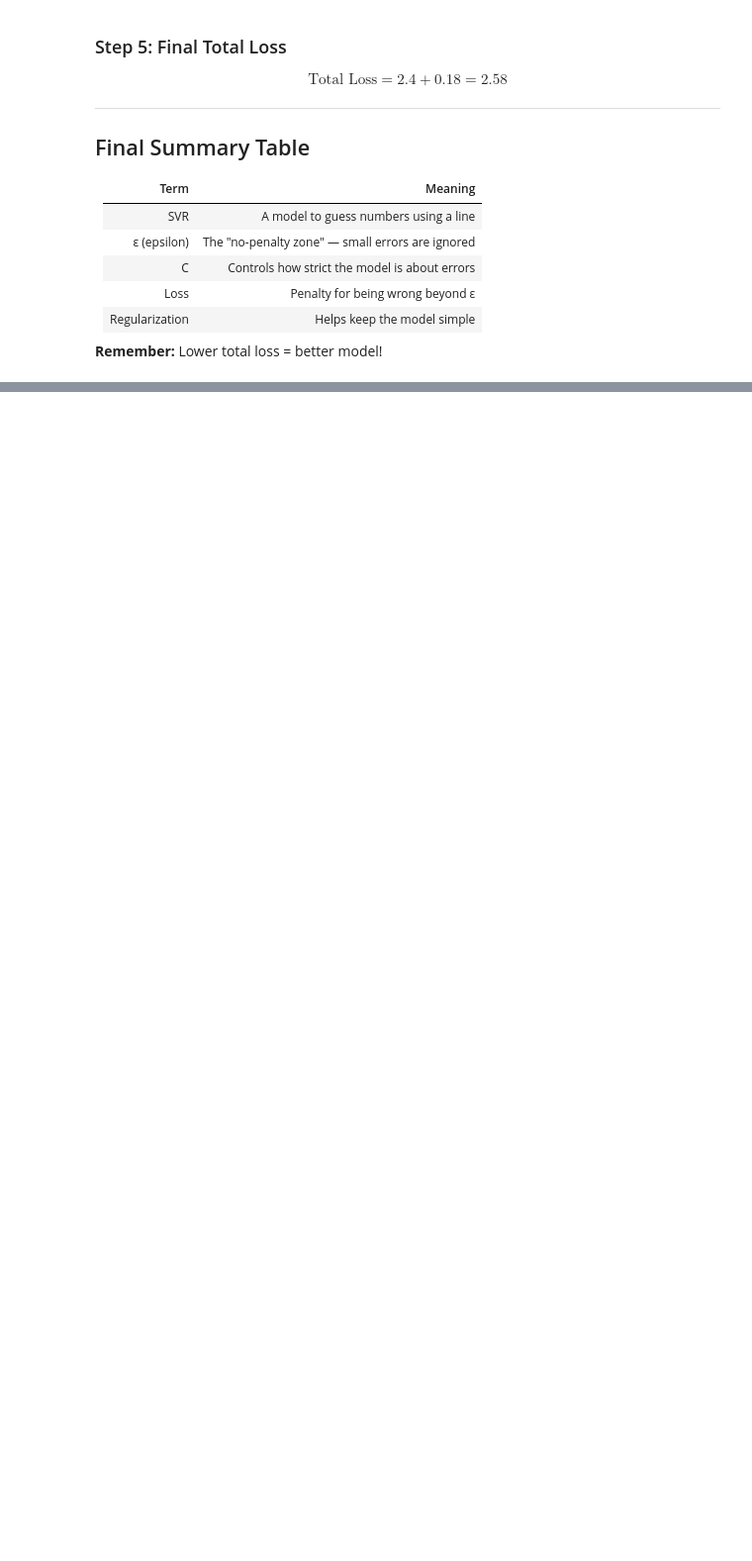
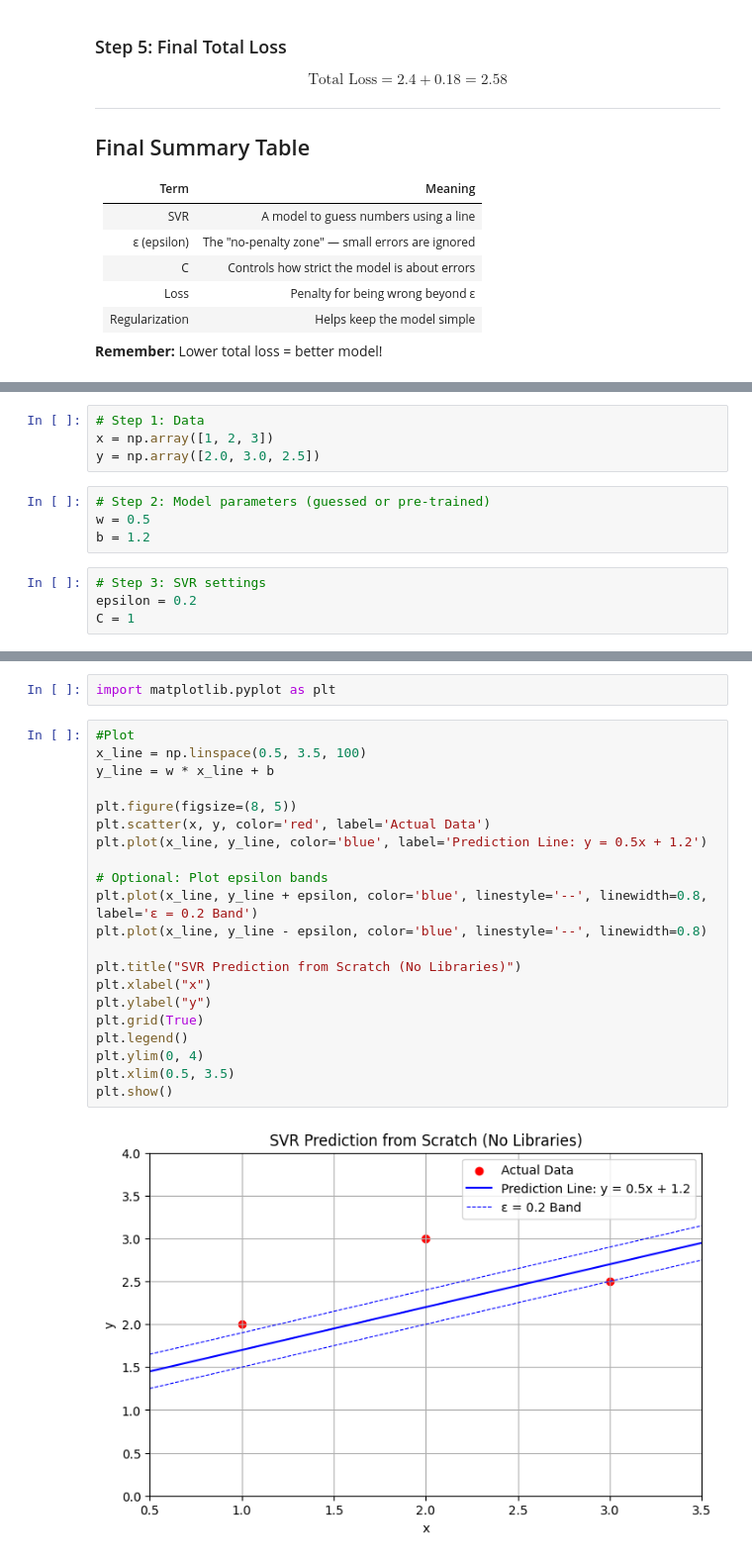
Before and after one commit to arshadziban/ML-Algo, a Jupyter notebook: Version_02/Supervised Learning/Regression/Support Vector Regression/svr.ipynb, the cells around one changed output, grey strips where cells are left out. Shown at 99% size. Saved outputs shown, nothing was run; the diff lists cells and outputs as text; blank space fills up the shorter version.

```diff
--- a/Version_02/Supervised Learning/Regression/Support Vector Regression/svr.ipynb
+++ b/Version_02/Supervised Learning/Regression/Support Vector Regression/svr.ipynb
@@ -201,0 +204,12 @@ $$
+# %%
+# Step 1: Data
+x = np.array([1, 2, 3])
+y = np.array([2.0, 3.0, 2.5])
+# %%
+# Step 2: Model parameters (guessed or pre-trained)
+w = 0.5
+b = 1.2
+# %%
+# Step 3: SVR settings
+epsilon = 0.2
+C = 1
@@ -201,0 +244,25 @@ $$
+# %%
+import matplotlib.pyplot as plt
+# %%
+#Plot
+x_line = np.linspace(0.5, 3.5, 100)
+y_line = w * x_line + b
+
+plt.figure(figsize=(8, 5))
+plt.scatter(x, y, color='red', label='Actual Data')
+plt.plot(x_line, y_line, color='blue', label='Prediction Line: y = 0.5x + 1.2')
+
+# Optional: Plot epsilon bands
+plt.plot(x_line, y_line + epsilon, color='blue', linestyle='--', linewidth=0.8, label='ε = 0.2 Band')
+plt.plot(x_line, y_line - epsilon, color='blue', linestyle='--', linewidth=0.8)
+
+plt.title("SVR Prediction from Scratch (No Libraries)")
+plt.xlabel("x")
+plt.ylabel("y")
+plt.grid(True)
+plt.legend()
+plt.ylim(0, 4)
+plt.xlim(0.5, 3.5)
+plt.show()
+# %% [output]
+[figure, added]
```
Also changed, not shown: parts of 8 cells of this notebook.
